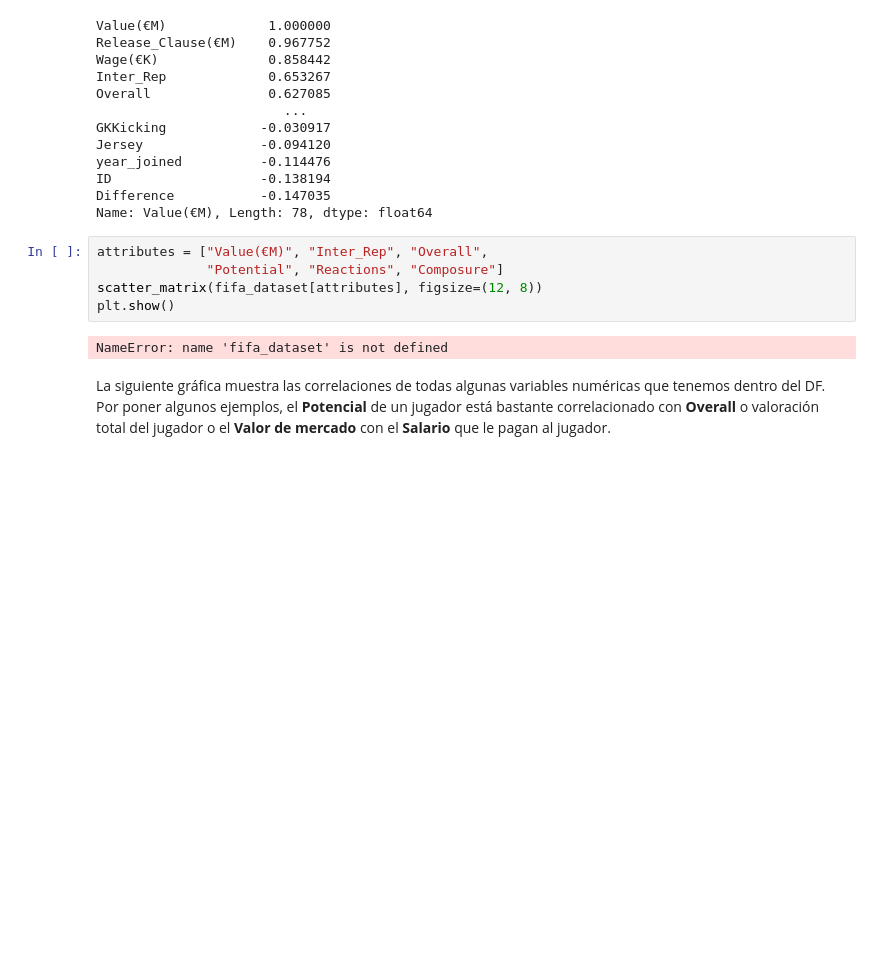
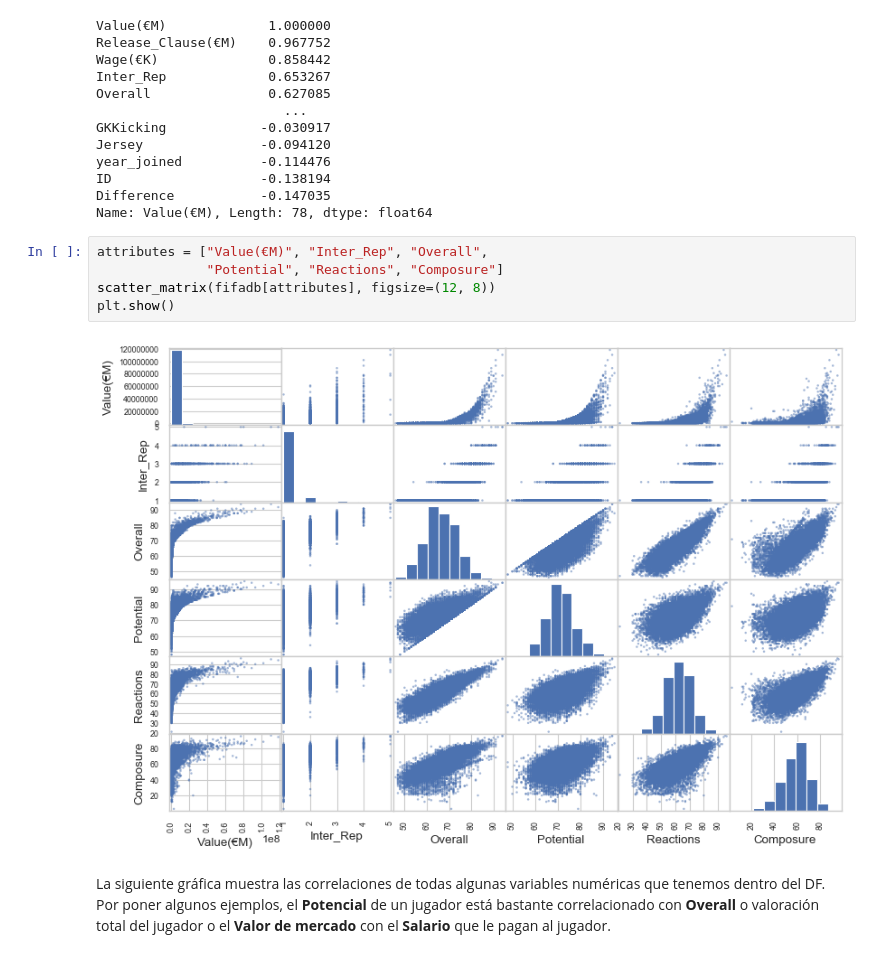
Before and after one commit to JMCass/datamex1019, a Jupyter notebook: final-project/main.ipynb, the cells around one changed output. Cells and saved outputs as stored; diff of their text form; blank space fills up the shorter version.

```diff
--- a/final-project/main.ipynb
+++ b/final-project/main.ipynb
@@ -567,10 +567,10 @@ Name: Value(€M), Length: 78, dtype: float64
 # %%
 attributes = ["Value(€M)", "Inter_Rep", "Overall",
               "Potential", "Reactions", "Composure"]
-scatter_matrix(fifa_dataset[attributes], figsize=(12, 8))
+scatter_matrix(fifadb[attributes], figsize=(12, 8))
 plt.show()
 # %% [output]
-NameError: name 'fifa_dataset' is not defined
+[figure, added]
 # %% [markdown]
 La siguiente gráfica muestra las correlaciones de todas algunas variables numéricas que tenemos dentro del DF. Por poner algunos ejemplos, el **Potencial** de un jugador está bastante correlacionado con **Overall** o valoración total del jugador o el **Valor de mercado** con el **Salario** que le pagan al jugador.
 # %%
```
Also changed, not shown: parts of 36 cells of this notebook, 1 other file.
